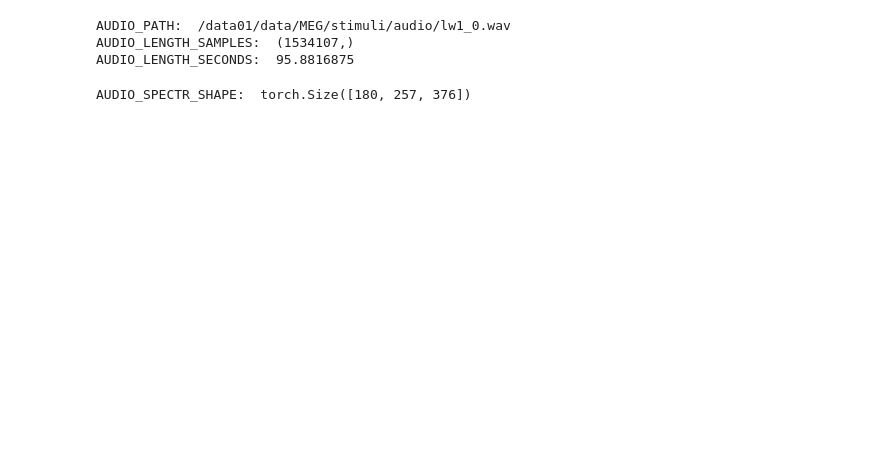
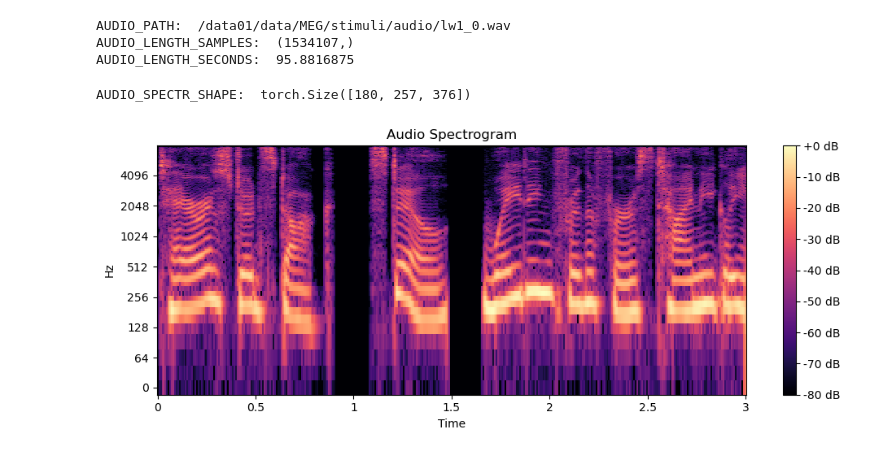
Before and after one commit to neoayanami/meg-encoding, a Jupyter notebook: run.ipynb, the cells around one changed output. Cells and saved outputs as stored; diff of their text form; code cells hidden in the pictures; blank space fills up the shorter version.

```diff
--- a/run.ipynb
+++ b/run.ipynb
@@ -132,3 +103,7 @@ audio_spectr = get_audio_spectrogram(audio_path, get_epochs)
 print('AUDIO_SPECTR_SHAPE: ', audio_spectr.shape)
 # %% [output]
 AUDIO_SPECTR_SHAPE:  torch.Size([180, 257, 376])
+# %%
+plot_spectrogram(audio_spectr, sampling_audio, 0, 0)
+# %% [output]
+[figure, added]
```
Also changed, not shown: parts of 7 cells of this notebook, 1 other file.
